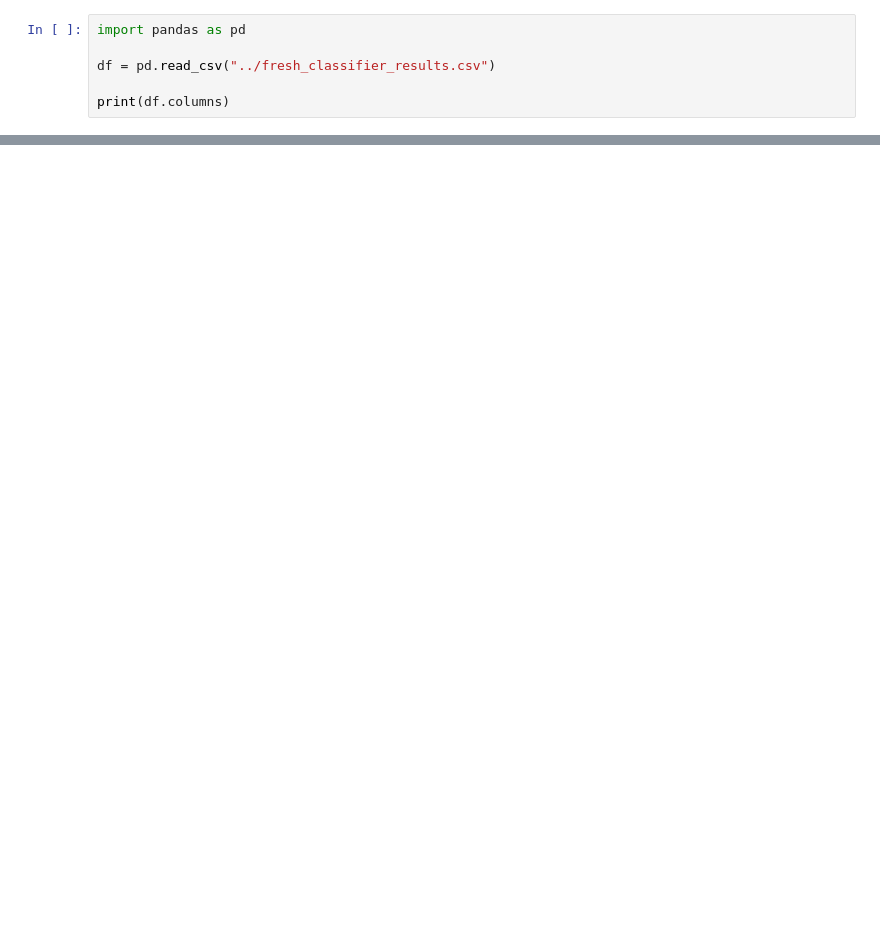
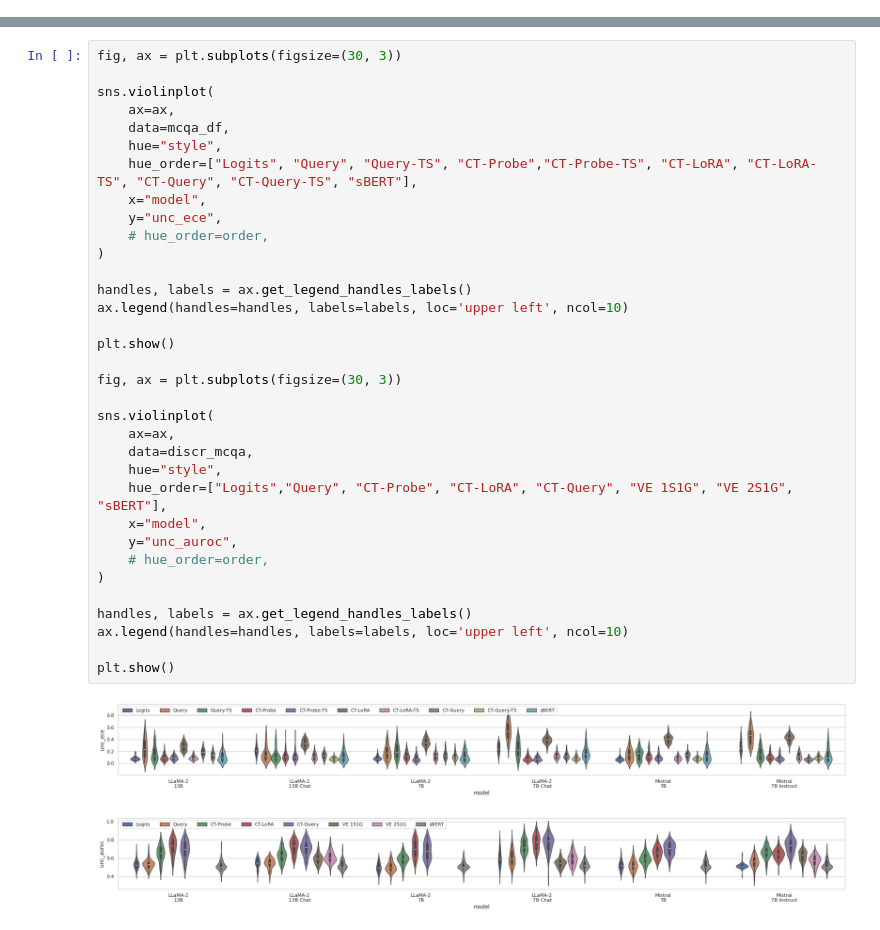
Before and after one commit to activatedgeek/calibration-tuning, a Jupyter notebook: notebooks/all_plots.ipynb, the cells around one changed output, grey strips where cells are left out. Cells and saved outputs as stored; diff of their text form; blank space fills up the shorter version.

```diff
--- a/notebooks/all_plots.ipynb
+++ b/notebooks/all_plots.ipynb
@@ -1110,6 +0,0 @@ plt.savefig("oe_violin_plots_combined.pdf", bbox_inches="tight")
-# %%
-import pandas as pd
-
-df = pd.read_csv("../fresh_classifier_results.csv")
-
-print(df.columns)
@@ -2149,0 +552,37 @@ fig.savefig("agg_oe_bars.pdf", bbox_inches="tight")
+# %%
+fig, ax = plt.subplots(figsize=(30, 3))
+
+sns.violinplot(
+    ax=ax,
+    data=mcqa_df,
+    hue="style",
+    hue_order=["Logits", "Query", "Query-TS", "CT-Probe","CT-Probe-TS", "CT-LoRA", "CT-LoRA-TS", "CT-Query", "CT-Query-TS", "sBERT"],
+    x="model",
+    y="unc_ece",
+    # hue_order=order,
+)
+
+handles, labels = ax.get_legend_handles_labels()
+ax.legend(handles=handles, labels=labels, loc='upper left', ncol=10)
+
+plt.show()
+
+fig, ax = plt.subplots(figsize=(30, 3))
+
+sns.violinplot(
+    ax=ax,
+    data=discr_mcqa,
+    hue="style",
+    hue_order=["Logits","Query", "CT-Probe", "CT-LoRA", "CT-Query", "VE 1S1G", "VE 2S1G", "sBERT"],
+    x="model",
+    y="unc_auroc",
+    # hue_order=order,
+)
+
+handles, labels = ax.get_legend_handles_labels()
+ax.legend(handles=handles, labels=labels, loc='upper left', ncol=10)
+
+plt.show()
+# %% [output]
+[figure, added]
+[figure, added]
```
Also changed, not shown: parts of 49 cells of this notebook, 3 other files.
